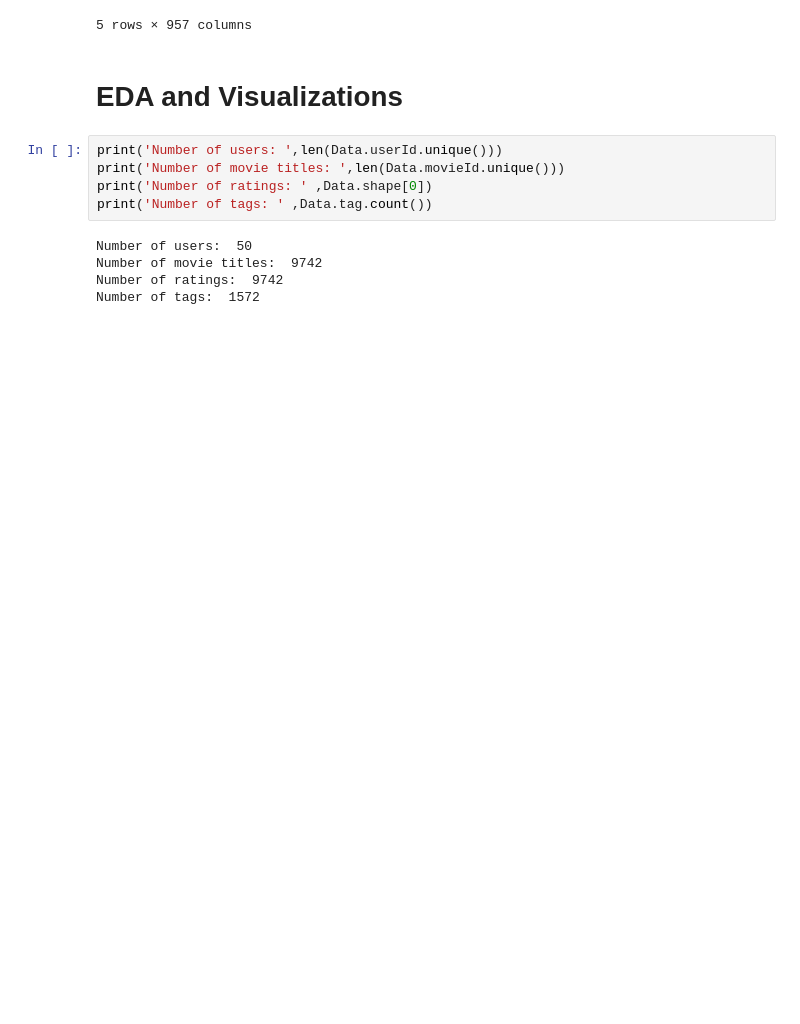
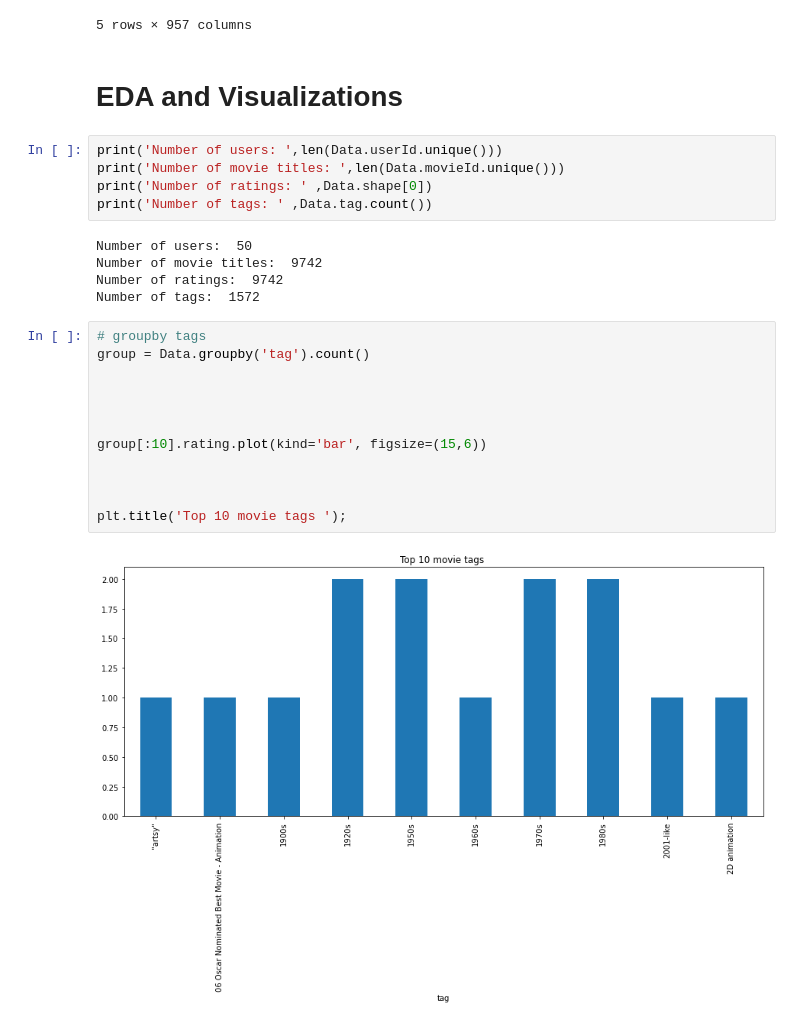
Before and after one commit to DaraNadine/Project_4_RecSystems, a Jupyter notebook: Main Notebook.ipynb, the cells around one changed output. Drawn from its saved outputs; the diff is of its cells as text; blank space fills up the shorter version.

```diff
--- a/Main Notebook.ipynb
+++ b/Main Notebook.ipynb
@@ -245,3 +245,17 @@ Number of users:  50
 Number of movie titles:  9742
 Number of ratings:  9742
 Number of tags:  1572
+# %%
+# groupby tags
+group = Data.groupby('tag').count()
+
+
+
+
+group[:10].rating.plot(kind='bar', figsize=(15,6))
+
+
+
+plt.title('Top 10 movie tags ');
+# %% [output]
+[figure, added]
```
